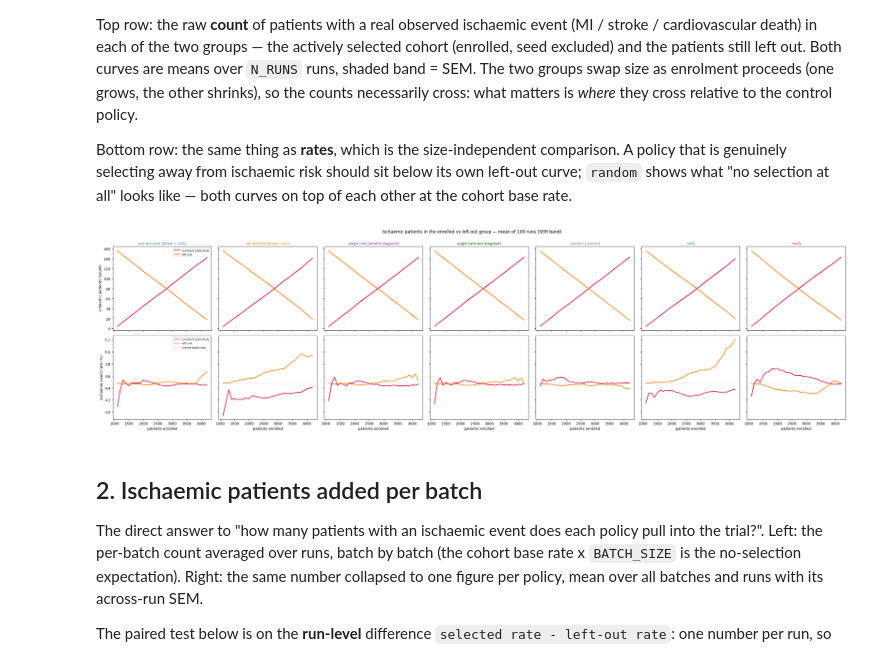
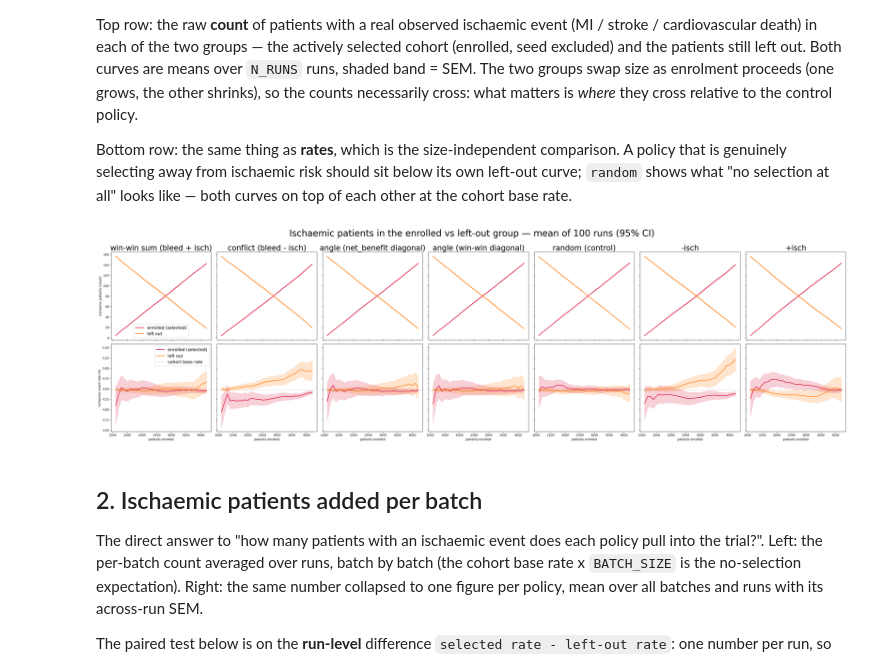
Before and after one commit to TommasoPioda/CATE-estimation-on-the-MASTER-DAPT-trial, a Jupyter notebook: online-learning/05_online_learning_policy_comparison_exp.ipynb, the cells around one changed output. Drawn from its saved outputs; the diff is of its cells as text; code cells hidden in the pictures.

Commit message:
Update online learning policy experiments

```diff
--- a/online-learning/05_online_learning_policy_comparison_exp.ipynb
+++ b/online-learning/05_online_learning_policy_comparison_exp.ipynb
@@ -145,8 +145,8 @@ from online_learning_utils import (quiet_toc_warnings, z, fit_cate, conflict_fro
 ONLINE_TARGETS = list(ENDPOINTS)                            # ['bleed','death','mi','stroke'] -> CATE column order
 Yv = y[[ENDPOINTS[k] for k in ONLINE_TARGETS]].to_numpy()
 BLEED_IDX = ONLINE_TARGETS.index('bleed')                   # seed tuning targets the bleeding endpoint (nb 06 convention)
-ISCH_WEIGHTS = {'death': 0.2, 'mi': 0.4, 'stroke': 0.4}    # ischaemic weighting for conflict_from_model
-#ISCH_WEIGHTS = {'death': 0, 'mi': 1, 'stroke': 0}    # ischaemic weighting for conflict_from_model
+#ISCH_WEIGHTS = {'death': 0.2, 'mi': 0.4, 'stroke': 0.4}    # ischaemic weighting for conflict_from_model
+ISCH_WEIGHTS = {'death': 0, 'mi': 0, 'stroke': 1}    # ischaemic weighting for all policies
 
 # DEFAULT_CF_PARAMS / DEFAULT_NUISANCE_PARAMS are imported above from online_learning_utils:
 # the single canonical light default forest shared by nb 02 / 02_bandits / 03 / 04 / 05, so runs
@@ -312,7 +312,7 @@ POLICIES = {
         score=lambda frame, unc, idx, c: _ucb(frame['conflict'], unc, idx, c),
     ),
     'net_benefit': dict(
-        label='net benefit (bleed - isch)', short='net benefit', color='darkorange',
+        label='conflict (bleed - isch)', short='net benefit', color='darkorange',
         frame=lambda model: net_benefit_from_model(model, Xn, ENDPOINTS, ISCH_WEIGHTS, ONLINE_TARGETS),
         score=lambda frame, unc, idx, c: _ucb(frame['net_benefit'], unc, idx, c),
     ),
@@ -682,37 +708,74 @@ that is genuinely selecting away from ischaemic risk should sit below its own le
 curve; `random` shows what "no selection at all" looks like — both curves on top of each
 other at the cohort base rate.
 # %%
+from scipy.stats import t
+
 pol_run = [p for p in POLICIES_TO_RUN if p in set(summary['policy'])]
-fig, axes = plt.subplots(2, len(pol_run), figsize=(4.2 * len(pol_run), 8), sharex=True, sharey='row')
+fig, axes = plt.subplots(2, len(pol_run), figsize=(5 * len(pol_run), 10),
+                         sharex='col', sharey='row')
 axes = np.atleast_2d(axes)
 
 for ax_top, ax_bot, pol in zip(axes[0], axes[1], pol_run):
     s = summary[summary['policy'] == pol]
-    for col, den, color, label in [('new_isch_n', 'new_n', 'crimson', 'enrolled (selected)'),
-                                   ('left_isch_n', 'left_n', 'tab:orange', 'left out')]:
+
+    for col, den, color, label in [
+        ('new_isch_n', 'new_n', 'crimson', 'enrolled (selected)'),
+        ('left_isch_n', 'left_n', 'tab:orange', 'left out')
+    ]:
         m, e = s[f'{col}_mean'], s[f'{col}_sem']
+
+        # Upper row: counts
         ax_top.plot(s['n'], m, color=color, lw=2, label=label)
         ax_top.fill_between(s['n'], m - e, m + e, color=color, alpha=.2)
 
+        # Lower row: rates
         rate = s[f'{col}_mean'] / s[f'{den}_mean']
+        rate_sem = e / s[f'{den}_mean']
+        ci = t.ppf(0.975, N_RUNS - 1) * rate_sem
+
         ax_bot.plot(s['n'], rate * 100, color=color, lw=2, label=label)
+        ax_bot.fill_between(
+            s['n'],
+            (rate - ci) * 100,
+            (rate + ci) * 100,
+            color=color,
+            alpha=.2
+        )
 
-    ax_bot.axhline(ISCH_ANY.mean() * 100, color='k', lw=.8, ls=':', alpha=.6,
-                   label='cohort base rate')
-    ax_top.set_title(POLICIES[pol]['label'], fontsize=10, color=POLICIES[pol]['color'])
+    ax_bot.axhline(
+        ISCH_ANY.mean() * 100,
+        color='k', lw=.8, ls=':', alpha=.6,
+        label='cohort base rate'
+    )
+
+    ax_top.set_title(
+        POLICIES[pol]['label'],
+        fontsize=25,
+        color='black'
+    )
     ax_bot.set_xlabel('patients enrolled')
 
 axes[0, 0].set_ylabel('ischaemic patients (count)')
 axes[1, 0].set_ylabel('ischaemic event rate (%)')
-axes[0, 0].legend(fontsize=8)
-axes[1, 0].legend(fontsize=8)
-fig.suptitle(f'Ischaemic patients in the enrolled vs left-out group — mean of {N_RUNS} runs (SEM band)',
-             y=1.00)
+axes[0, 0].legend(fontsize=14)
+axes[1, 0].legend(fontsize=14)
+
+fig.suptitle(
+    f'Ischaemic patients in the enrolled vs left-out group — '
+    f'mean of {N_RUNS} runs (95% CI)',
+    y=1.00,
+    fontsize=30
+)
+
 plt.tight_layout()
-plt.savefig('policy_comparison_ischaemic_patients_only_mi.png', dpi=300, bbox_inches='tight')
+plt.savefig(
+    'policy_comparison_ischaemic_patients_only_full.png',
+    dpi=300,
+    bbox_inches='tight'
+)
 plt.show()
 # %% [output]
-[figure, old version]
+[figure, new version]
 # %% [markdown]
 ## 2. Ischaemic patients added per batch
 
```
Also changed, not shown: parts of 1 cell of this notebook, 3 other files.
